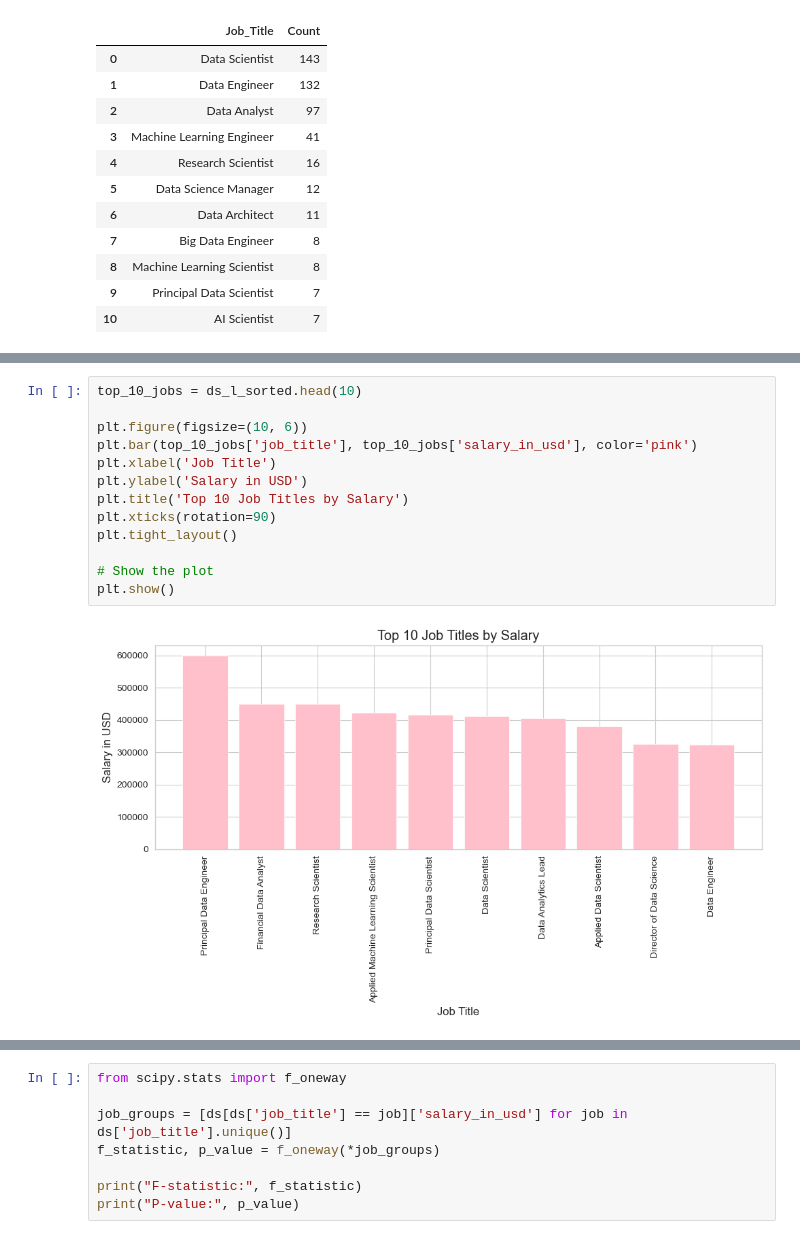
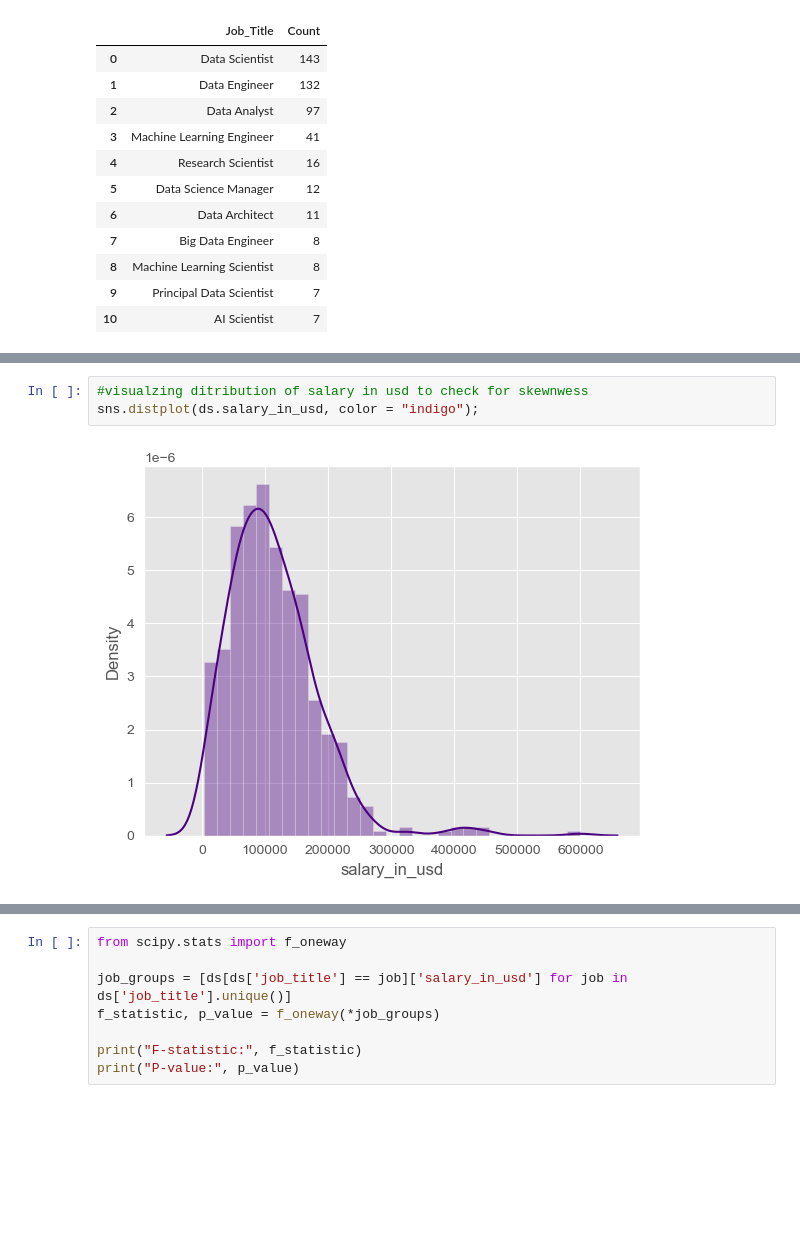
Before and after one commit to ed-gar-k/Phase-2-project, a Jupyter notebook: Untitled.ipynb, the cells around one changed output, grey strips where cells are left out. Cells and saved outputs as stored; diff of their text form; blank space fills up the shorter version.

```diff
--- a/Untitled.ipynb
+++ b/Untitled.ipynb
@@ -168,15 +220,5 @@ plt.show()
-# %%
-top_10_jobs = ds_l_sorted.head(10)
-
-plt.figure(figsize=(10, 6))
-plt.bar(top_10_jobs['job_title'], top_10_jobs['salary_in_usd'], color='pink')
-plt.xlabel('Job Title')
-plt.ylabel('Salary in USD')
-plt.title('Top 10 Job Titles by Salary')
-plt.xticks(rotation=90)
-plt.tight_layout()
-
-# Show the plot
-plt.show()
-# %% [output]
-[figure, removed]
+# %%
+#visualzing ditribution of salary in usd to check for skewnwess
+sns.distplot(ds.salary_in_usd, color = "indigo");
+# %% [output]
+[figure, added]
```
Also changed, not shown: parts of 32 cells of this notebook.
